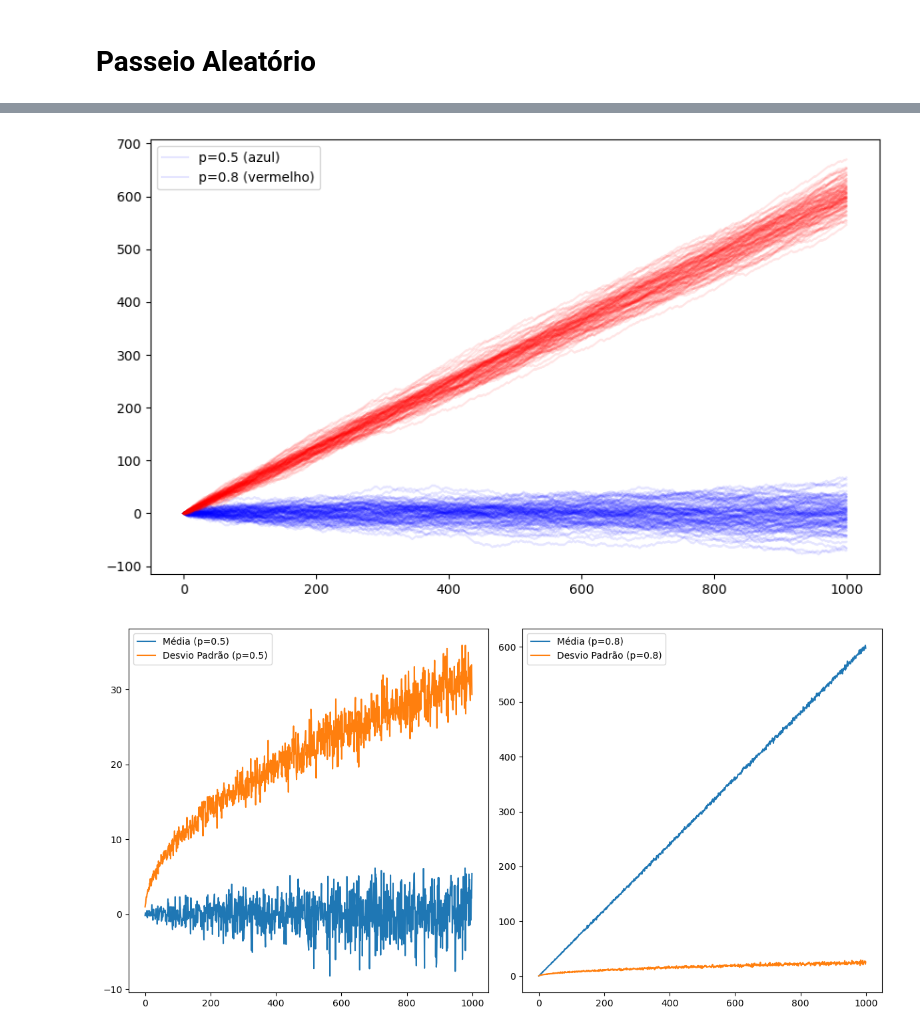
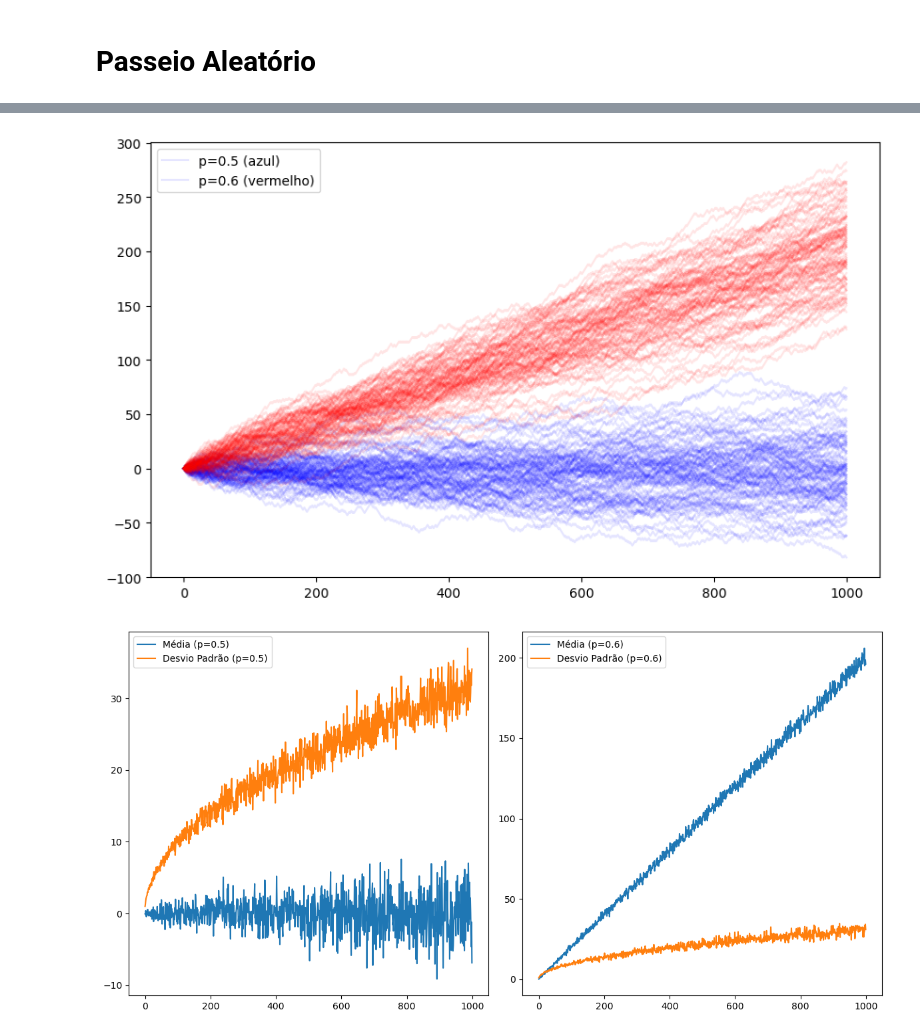
Before and after one commit to HenriqueLSL/Atividades-Fisica-Computacional, a Jupyter notebook: Atividade 04/Passeioaleatorio.ipynb, the cells around one changed output, grey strips where cells are left out. Drawn from its saved outputs; the diff is of its cells as text; code cells hidden in the pictures.

```diff
--- a/Atividade 04/Passeioaleatorio.ipynb
+++ b/Atividade 04/Passeioaleatorio.ipynb
@@ -34,26 +34,29 @@ plt.show()
 # %%
+import numpy as np
+import matplotlib.pyplot as plt
+
 '''
 Simula um passeio aleatório 100 vezes
 
 '''
 
 N = 1000
 num_passeios = 100
 
 plt.figure(figsize=(10, 6))
 
 for _ in range(num_passeios):
   posicoes_p05 = passeio_aleatorio(N, 0.5)
   plt.plot(posicoes_p05, color='blue', alpha=0.1)
 
 for _ in range(num_passeios):
-  posicoes_p08 = passeio_aleatorio(N, 0.8)
+  posicoes_p08 = passeio_aleatorio(N, 0.6)
   plt.plot(posicoes_p08, color='red', alpha=0.1)
 
-plt.legend(['p=0.5 (azul)', 'p=0.8 (vermelho)'])
+plt.legend(['p=0.5 (azul)', 'p=0.6 (vermelho)'])
 plt.show()
 # %% [output]
-[figure, old version]
+[figure, new version]
 # %%
 import numpy as np
 import matplotlib.pyplot as plt
@@ -95,7 +98,7 @@ num_passeios = 100
 
 
 medias_p05, desvios_p05 = calcular_media_desvio_padrao(N, 0.5, num_passeios)
-medias_p08, desvios_p08 = calcular_media_desvio_padrao(N, 0.8, num_passeios)
+medias_p08, desvios_p08 = calcular_media_desvio_padrao(N, 0.6, num_passeios)
 
 
 plt.figure(figsize=(12, 6))
@@ -105,11 +108,11 @@ plt.plot(desvios_p05, label='Desvio Padrão (p=0.5)')
 plt.legend()
 
 plt.subplot(1, 2, 2)
-plt.plot(medias_p08, label='Média (p=0.8)')
-plt.plot(desvios_p08, label='Desvio Padrão (p=0.8)')
+plt.plot(medias_p08, label='Média (p=0.6)')
+plt.plot(desvios_p08, label='Desvio Padrão (p=0.6)')
 plt.legend()
 
 plt.tight_layout()
 plt.show()
 # %% [output]
-[figure, old version]
+[figure, new version]
```
Also changed, not shown: parts of 1 cell of this notebook.
